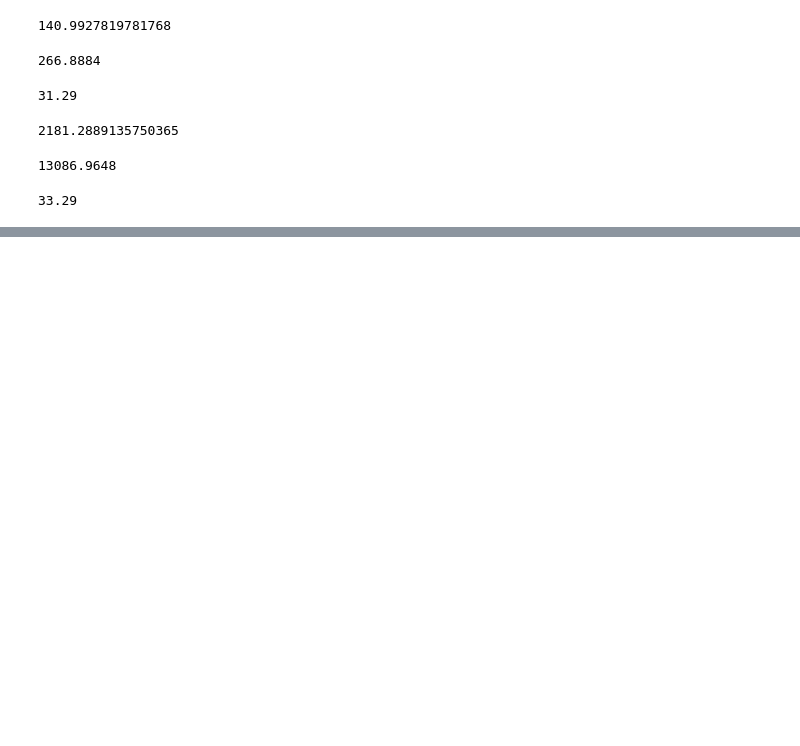
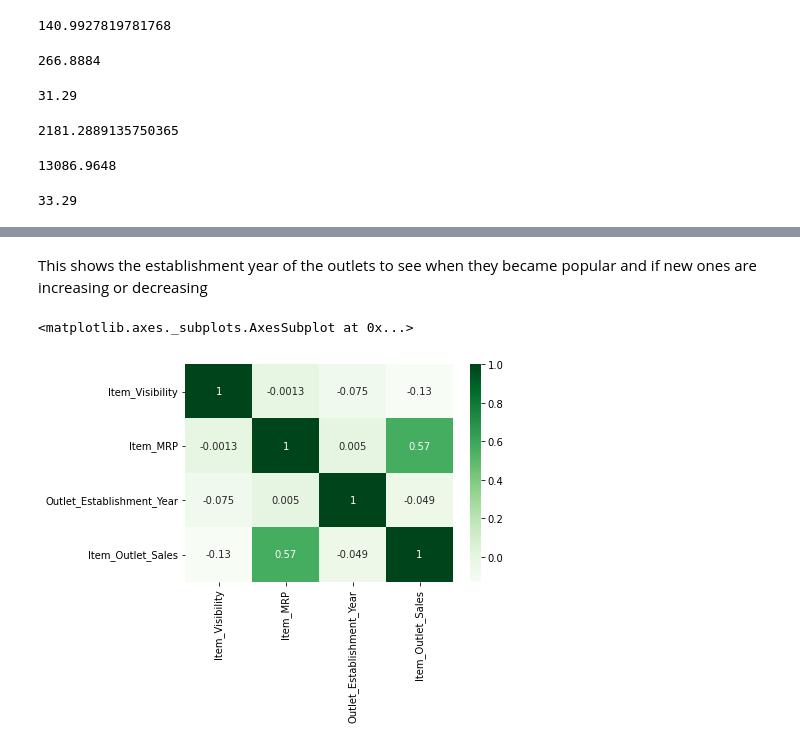
Before and after one commit to nathandhawale/Sales-Predictions, a Jupyter notebook: sales_predictions.ipynb, the cells around one changed output, grey strips where cells are left out. Cells and saved outputs as stored; diff of their text form; code cells hidden in the pictures; blank space fills up the shorter version.

```diff
--- a/sales_predictions.ipynb
+++ b/sales_predictions.ipynb
@@ -287,0 +305,8 @@ data_df['Item_Outlet_Sales'].min()
+# %% [markdown]
+This shows the establishment year of the outlets to see when they became popular and if new ones are increasing or decreasing
+# %%
+corr = data_df.corr()
+sns.heatmap(corr, cmap = 'Greens', annot = True)
+# %% [output]
+<matplotlib.axes._subplots.AxesSubplot at 0x...>
+[figure, added]
```
Also changed, not shown: parts of 5 cells of this notebook.
